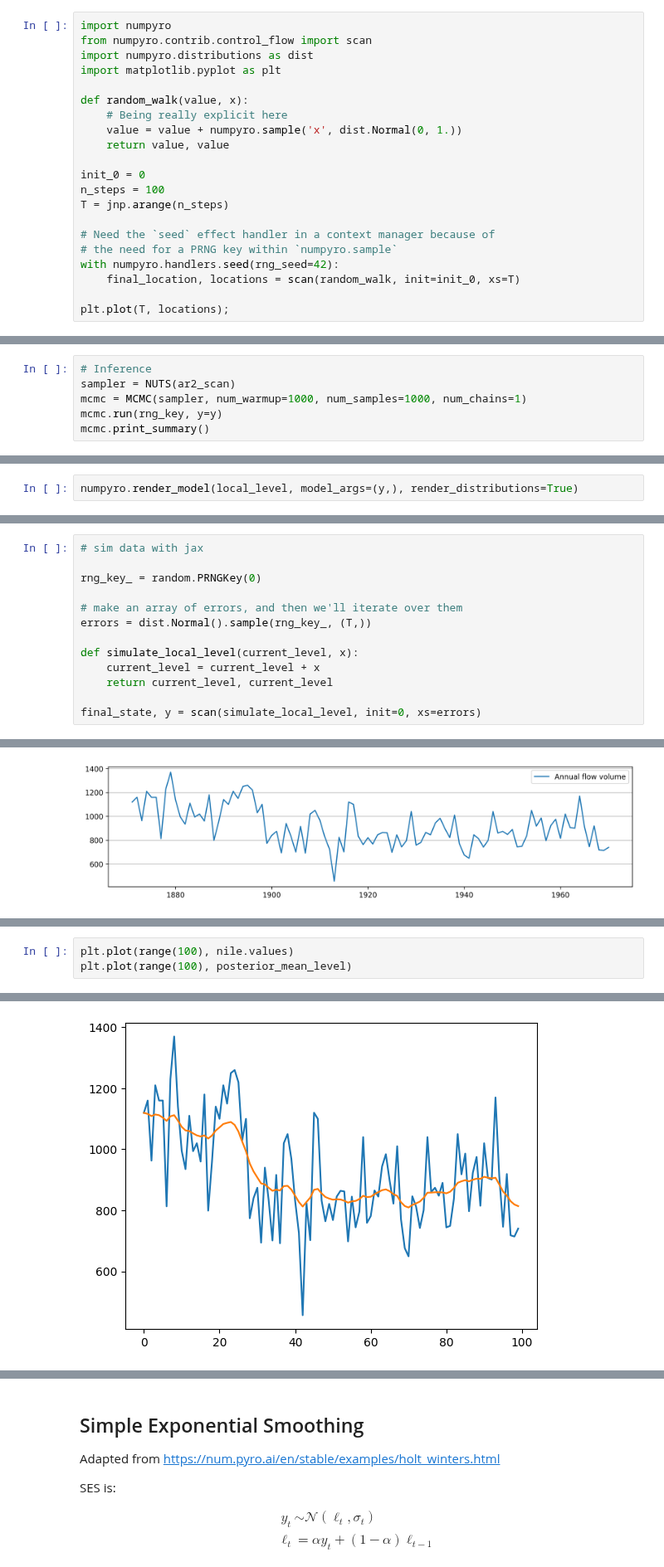
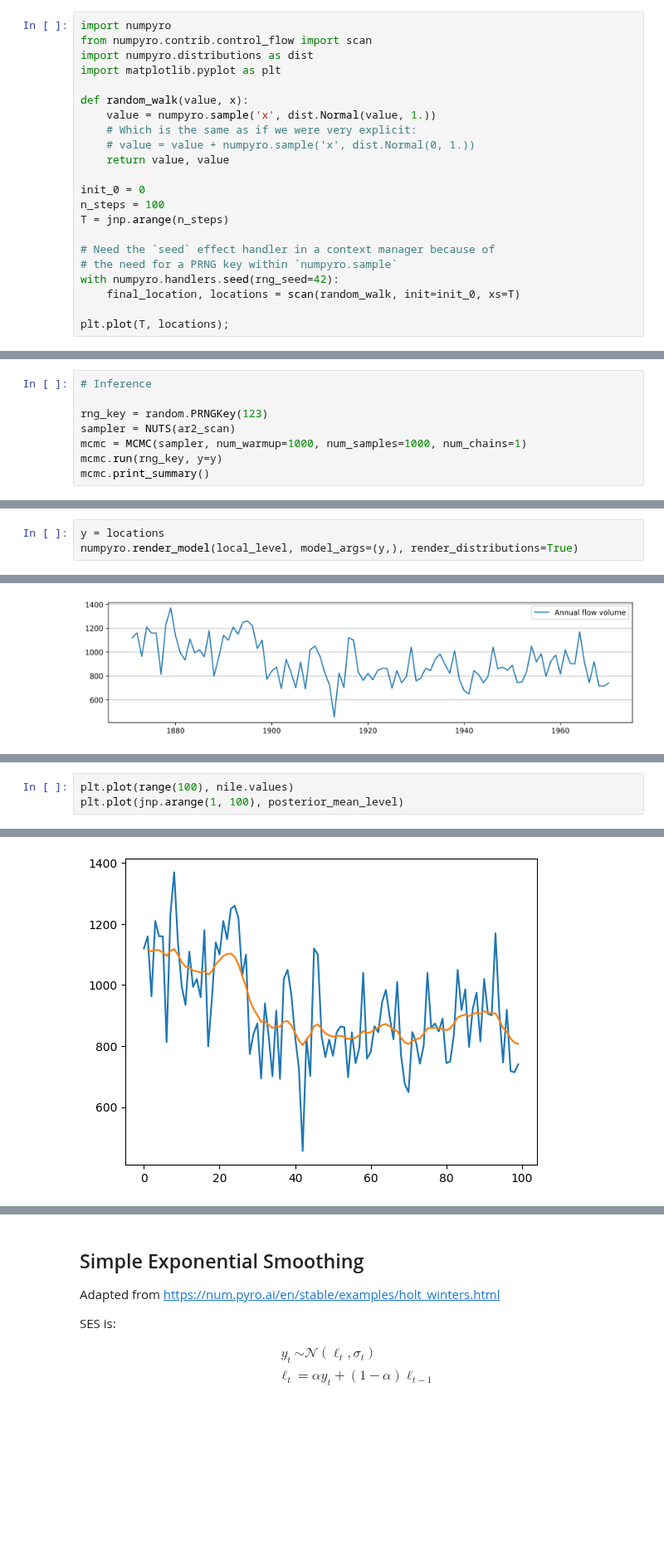
Before and after one commit to banditkings/learning-causal-impact, a Jupyter notebook: notebooks/0.1-numpyro_scan.ipynb, the cells around one changed output, grey strips where cells are left out. Shown at 83% size. Saved outputs shown, nothing was run; the diff lists cells and outputs as text; blank space fills up the shorter version.

```diff
--- a/notebooks/0.1-numpyro_scan.ipynb
+++ b/notebooks/0.1-numpyro_scan.ipynb
@@ -122,8 +138,9 @@ import numpyro.distributions as dist
 import matplotlib.pyplot as plt
 
 def random_walk(value, x):
-    # Being really explicit here
-    value = value + numpyro.sample('x', dist.Normal(0, 1.))
+    value = numpyro.sample('x', dist.Normal(value, 1.))
+    # Which is the same as if we were very explicit:
+    # value = value + numpyro.sample('x', dist.Normal(0, 1.))
     return value, value
 
 init_0 = 0
@@ -250,6 +330,8 @@ numpyro.render_model(ar2_scan, model_args=(y,), render_distributions=True)
 [drawing not drawn]
 # %%
 # Inference
+
+rng_key = random.PRNGKey(123)
 sampler = NUTS(ar2_scan)
 mcmc = MCMC(sampler, num_warmup=1000, num_samples=1000, num_chains=1)
 mcmc.run(rng_key, y=y)
@@ -342,4 +414,5 @@ Here we use the `condition` handler so that we only `scan` over all the values o
 # %%
+y = locations
 numpyro.render_model(local_level, model_args=(y,), render_distributions=True)
 # %% [output]
 [drawing not drawn]
@@ -356,16 +419,3 @@ for t in range(T):
-# %%
-# sim data with jax
-
-rng_key_ = random.PRNGKey(0)
-
-# make an array of errors, and then we'll iterate over them
-errors = dist.Normal().sample(rng_key_, (T,))
-
-def simulate_local_level(current_level, x):
-    current_level = current_level + x
-    return current_level, current_level
-
-final_state, y = scan(simulate_local_level, init=0, xs=errors)
 # %%
 ## Prior Predictive
 num_samples = 50
@@ -533,6 +513,6 @@ Posterior Mean Sigma Level: 32.381516
 # %%
 plt.plot(range(100), nile.values)
-plt.plot(range(100), posterior_mean_level)
+plt.plot(jnp.arange(1, 100), posterior_mean_level)
 # %% [output]
 [<matplotlib.lines.Line2D at 0x...>]
-[figure, old version]
+[figure, new version]
```
Also changed, not shown: parts of 46 cells of this notebook, 4 other files.
